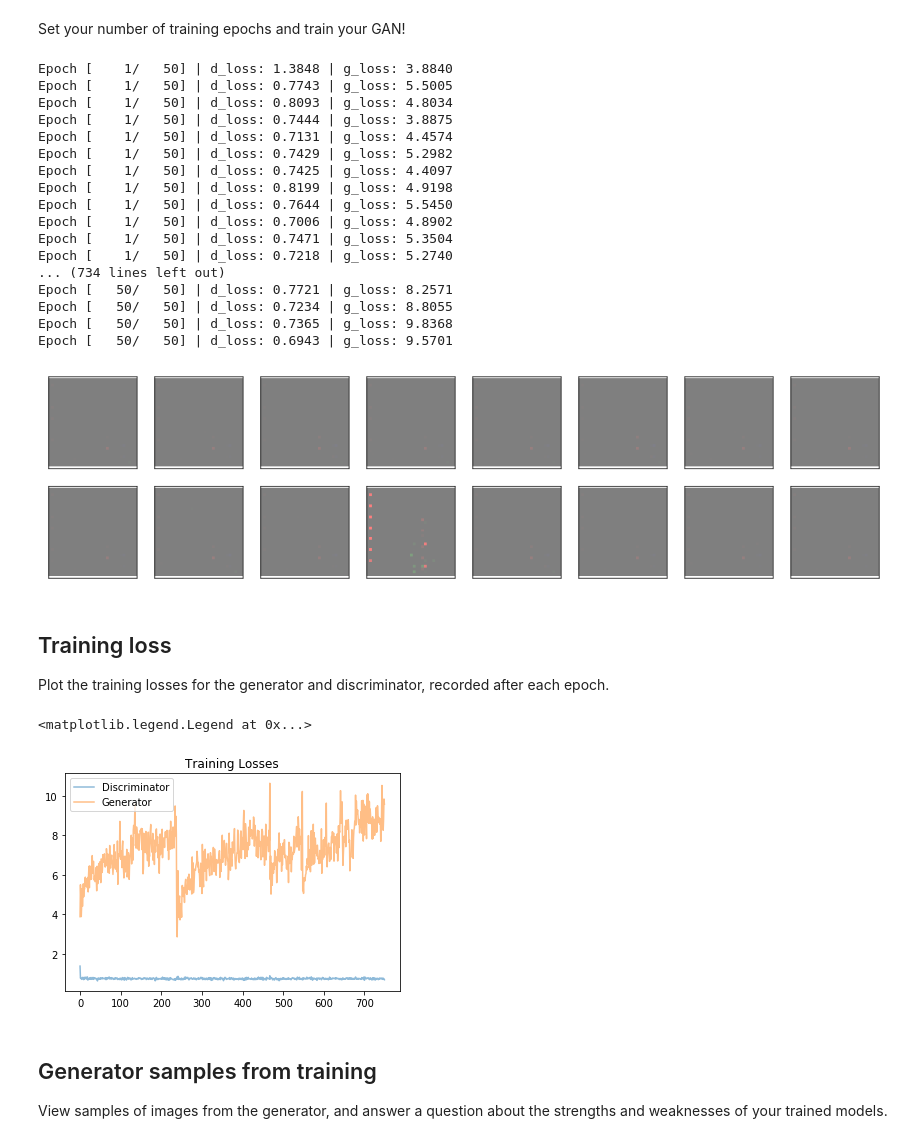
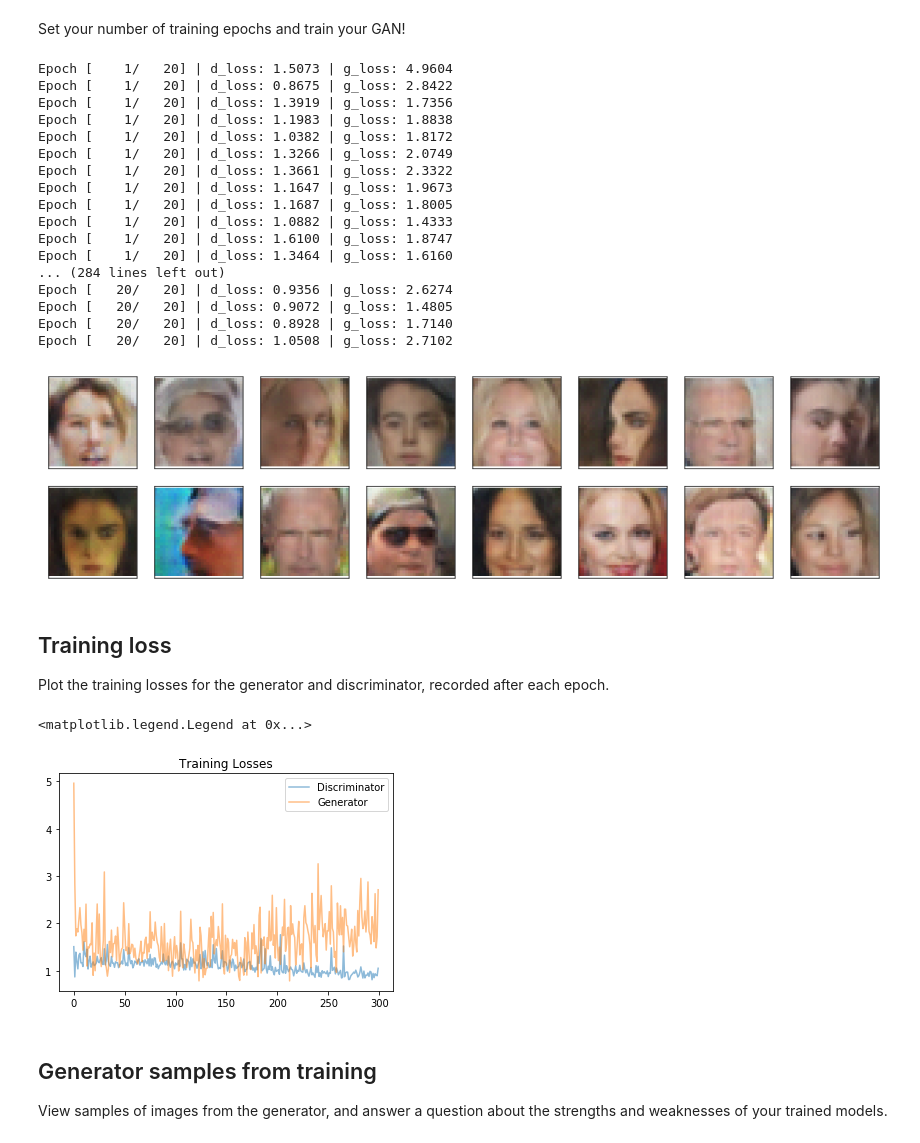
Before and after one commit to Moraut/Udacity_DL, a Jupyter notebook: 04. Generate Faces/dlnd_face_generation.ipynb, the cells around one changed output. Drawn from its saved outputs; the diff is of its cells as text; code cells hidden in the pictures.

```diff
--- a/04. Generate Faces/dlnd_face_generation.ipynb
+++ b/04. Generate Faces/dlnd_face_generation.ipynb
@@ -272,7 +272,7 @@ class Generator(nn.Module):
         out = F.relu(self.norm1(self.deconv1(out)))
         out = F.relu(self.norm2(self.deconv2(out)))
         out = F.relu(self.norm3(self.deconv3(out)))
-        out = F.relu(self.norm4(self.deconv4(out)))
+        out = self.deconv4(out)
 
         out = torch.tanh(out)
 
@@ -603,33 +603,33 @@ def train(D, G, n_epochs, print_every=50):
 Set your number of training epochs and train your GAN!
 # %%
 # set number of epochs
-n_epochs = 50
+n_epochs = 20
 
 
 """
 DON'T MODIFY ANYTHING IN THIS CELL
 """
 # call training function
 losses = train(D, G, n_epochs=n_epochs)
 # %% [output]
-Epoch [    1/   50] | d_loss: 1.3848 | g_loss: 3.8840
-Epoch [    1/   50] | d_loss: 0.7743 | g_loss: 5.5005
-Epoch [    1/   50] | d_loss: 0.8093 | g_loss: 4.8034
-Epoch [    1/   50] | d_loss: 0.7444 | g_loss: 3.8875
-Epoch [    1/   50] | d_loss: 0.7131 | g_loss: 4.4574
-Epoch [    1/   50] | d_loss: 0.7429 | g_loss: 5.2982
-Epoch [    1/   50] | d_loss: 0.7425 | g_loss: 4.4097
-Epoch [    1/   50] | d_loss: 0.8199 | g_loss: 4.9198
-Epoch [    1/   50] | d_loss: 0.7644 | g_loss: 5.5450
-Epoch [    1/   50] | d_loss: 0.7006 | g_loss: 4.8902
-Epoch [    1/   50] | d_loss: 0.7471 | g_loss: 5.3504
-Epoch [    1/   50] | d_loss: 0.7218 | g_loss: 5.2740
-... (734 lines left out)
-Epoch [   50/   50] | d_loss: 0.7721 | g_loss: 8.2571
-Epoch [   50/   50] | d_loss: 0.7234 | g_loss: 8.8055
-Epoch [   50/   50] | d_loss: 0.7365 | g_loss: 9.8368
-Epoch [   50/   50] | d_loss: 0.6943 | g_loss: 9.5701
+Epoch [    1/   20] | d_loss: 1.5073 | g_loss: 4.9604
+Epoch [    1/   20] | d_loss: 0.8675 | g_loss: 2.8422
+Epoch [    1/   20] | d_loss: 1.3919 | g_loss: 1.7356
+Epoch [    1/   20] | d_loss: 1.1983 | g_loss: 1.8838
+Epoch [    1/   20] | d_loss: 1.0382 | g_loss: 1.8172
+Epoch [    1/   20] | d_loss: 1.3266 | g_loss: 2.0749
+Epoch [    1/   20] | d_loss: 1.3661 | g_loss: 2.3322
+Epoch [    1/   20] | d_loss: 1.1647 | g_loss: 1.9673
+Epoch [    1/   20] | d_loss: 1.1687 | g_loss: 1.8005
+Epoch [    1/   20] | d_loss: 1.0882 | g_loss: 1.4333
+Epoch [    1/   20] | d_loss: 1.6100 | g_loss: 1.8747
+Epoch [    1/   20] | d_loss: 1.3464 | g_loss: 1.6160
+... (284 lines left out)
+Epoch [   20/   20] | d_loss: 0.9356 | g_loss: 2.6274
+Epoch [   20/   20] | d_loss: 0.9072 | g_loss: 1.4805
+Epoch [   20/   20] | d_loss: 0.8928 | g_loss: 1.7140
+Epoch [   20/   20] | d_loss: 1.0508 | g_loss: 2.7102
-[figure, old version]
+[figure, new version]
 # %% [markdown]
 ## Training loss
 
@@ -643,7 +643,7 @@ plt.title("Training Losses")
 plt.legend()
 # %% [output]
 <matplotlib.legend.Legend at 0x...>
-[figure, old version]
+[figure, new version]
 # %% [markdown]
 ## Generator samples from training
 
```
Also changed, not shown: parts of 5 cells of this notebook, 2 other files.
